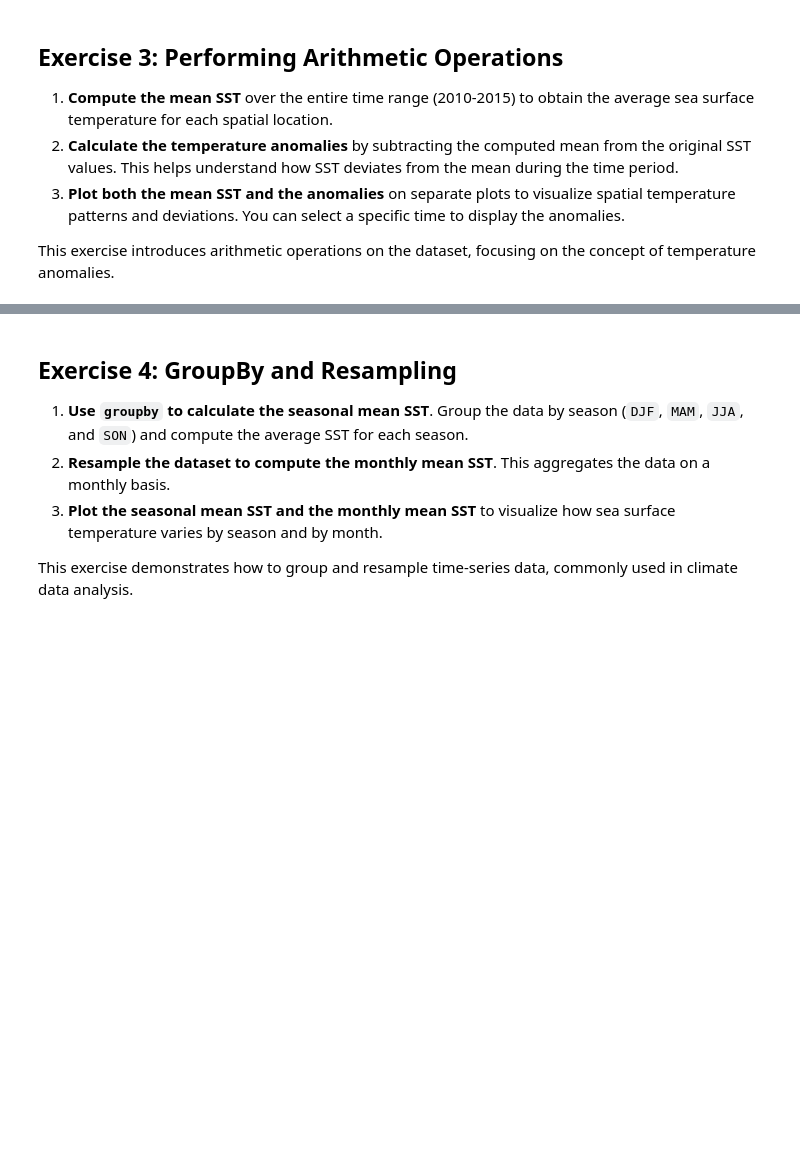
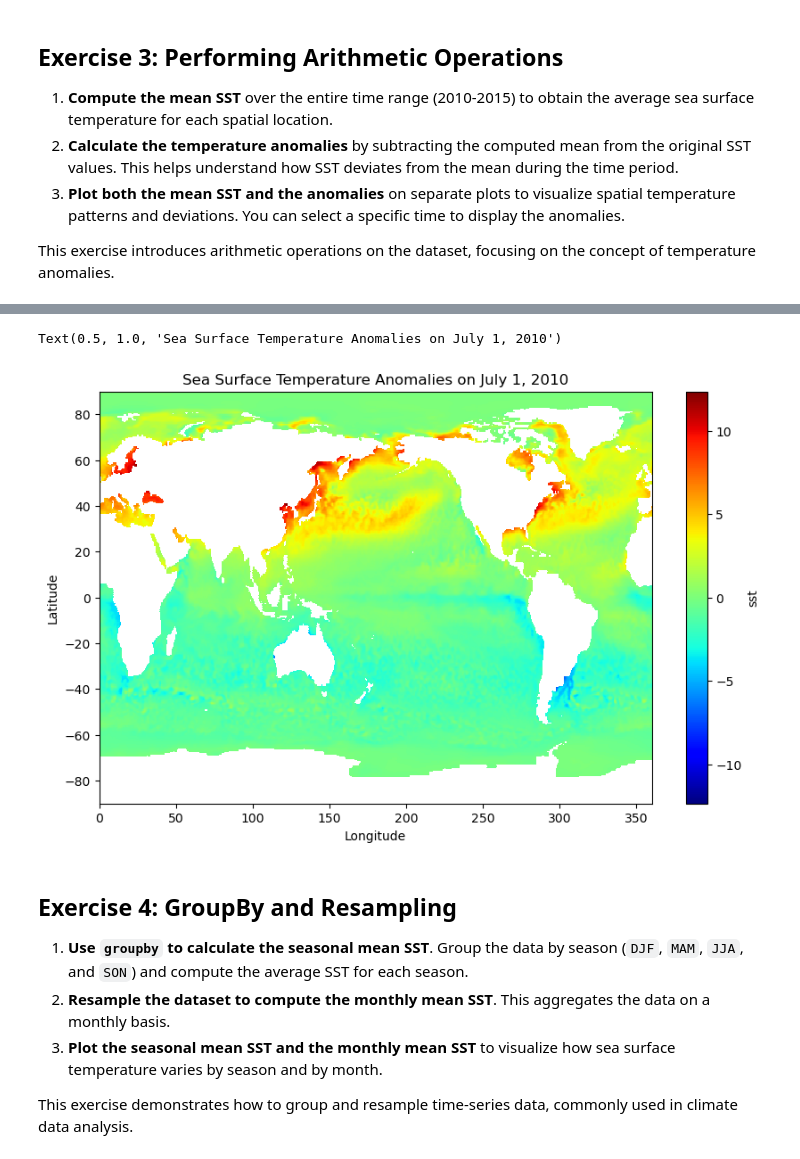
Before and after one commit to Geography-and-Planning/intro-to-gis, a Jupyter notebook: lab/lab_06.ipynb, the cells around one changed output, grey strips where cells are left out. Saved outputs shown, nothing was run; the diff lists cells and outputs as text; code cells hidden in the pictures; blank space fills up the shorter version.

```diff
--- a/lab/lab_06.ipynb
+++ b/lab/lab_06.ipynb
@@ -40,0 +177,3 @@ This exercise introduces arithmetic operations on the dataset, focusing on the c
+# %%
+anomalies = sst - mean_sst
+anomalies
@@ -41,3 +206,13 @@ This exercise introduces arithmetic operations on the dataset, focusing on the c
+# %%
+anomalies_ploy= anomalies.sel(time="2010-07-01")
+# %%
+anomalies_ploy.plot(cmap="jet", figsize=(10, 6))
+plt.xlabel("Longitude")
+plt.ylabel("Latitude")
+plt.title("Sea Surface Temperature Anomalies on July 1, 2010")
+# %% [output]
+Text(0.5, 1.0, 'Sea Surface Temperature Anomalies on July 1, 2010')
+[figure, added]
 # %% [markdown]
 ## Exercise 4: GroupBy and Resampling
 
```
Also changed, not shown: parts of 16 cells of this notebook, 1 other file.
